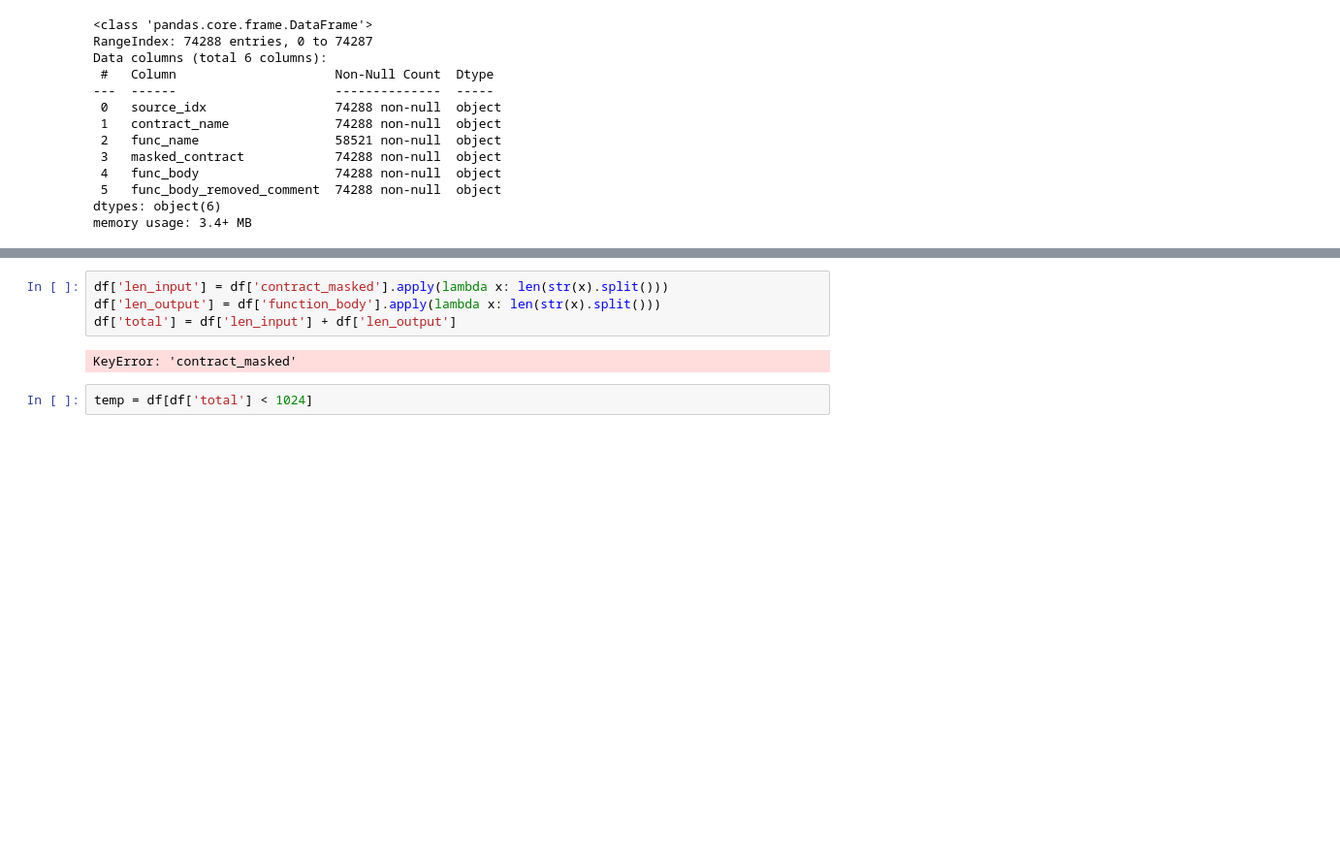
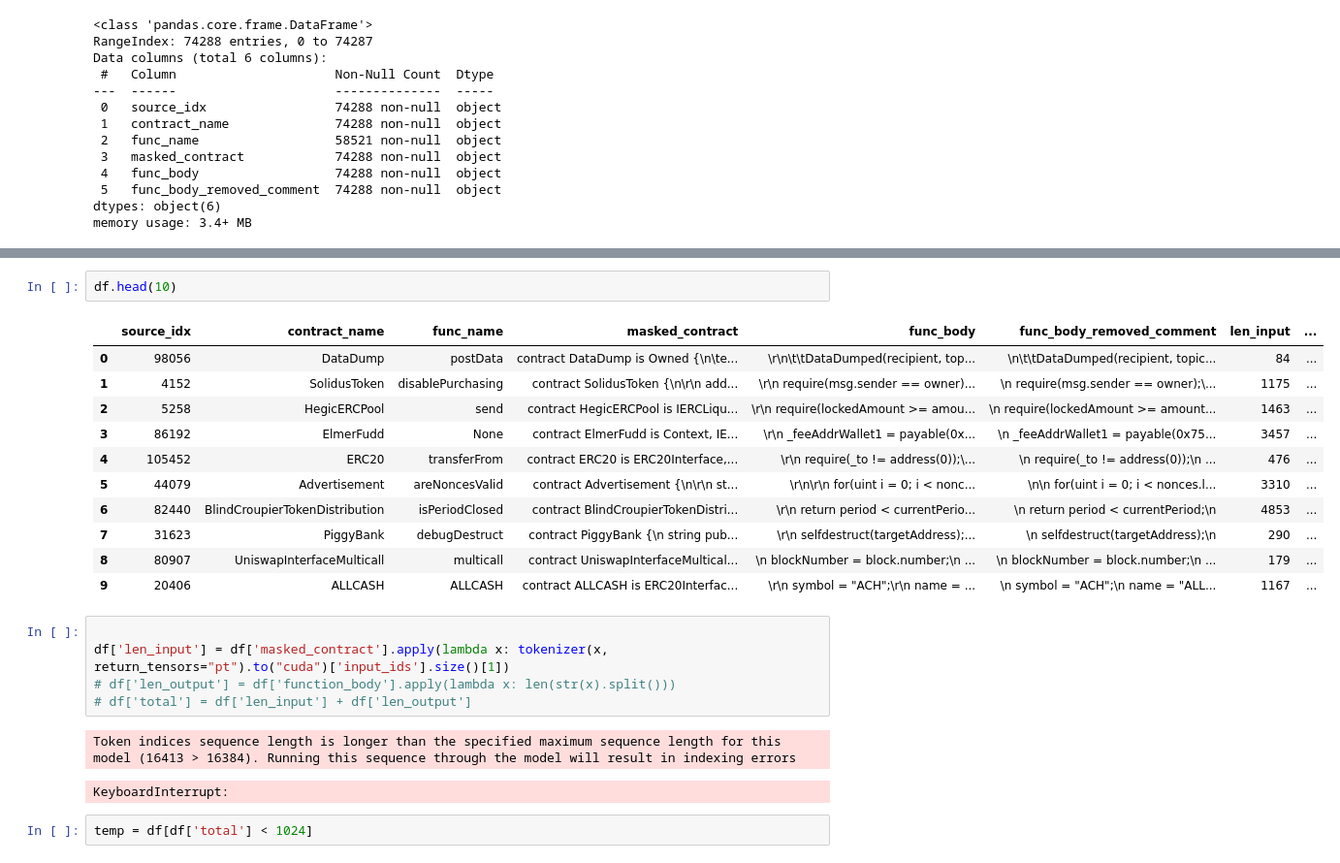
Before and after one commit to zhaospei/HinnyCoder, a Jupyter notebook: create_data.ipynb, the cells around one changed output, grey strips where cells are left out. Shown: that part at 97% size. Drawn from its saved outputs; the diff is of its cells as text; blank space fills up the shorter version.

Commit message:
Update generation for data-50k

```diff
--- a/create_data.ipynb
+++ b/create_data.ipynb
@@ -57,9 +101,25 @@ df.head(10)
+# %%
+df.head(10)
+# %% [output]
+|  | source_idx | contract_name | func_name | masked_contract | func_body | func_body_removed_comment | len_input | ... |
+| 0 | 98056 | DataDump | postData | contract DataDump is Owned {\n\te... | \r\n\t\tDataDumped(recipient, top... | \n\t\tDataDumped(recipient, topic... | 84 | ... |
+| 1 | 4152 | SolidusToken | disablePurchasing | contract SolidusToken {\n\r\n add... | \r\n require(msg.sender == owner)... | \n require(msg.sender == owner);\... | 1175 | ... |
+| 2 | 5258 | HegicERCPool | send | contract HegicERCPool is IERCLiqu... | \r\n require(lockedAmount >= amou... | \n require(lockedAmount >= amount... | 1463 | ... |
+| 3 | 86192 | ElmerFudd | None | contract ElmerFudd is Context, IE... | \r\n _feeAddrWallet1 = payable(0x... | \n _feeAddrWallet1 = payable(0x75... | 3457 | ... |
+| 4 | 105452 | ERC20 | transferFrom | contract ERC20 is ERC20Interface,... | \r\n require(_to != address(0));\... | \n require(_to != address(0));\n ... | 476 | ... |
+| 5 | 44079 | Advertisement | areNoncesValid | contract Advertisement {\n\r\n st... | \r\n\r\n for(uint i = 0; i < nonc... | \n\n for(uint i = 0; i < nonces.l... | 3310 | ... |
+| 6 | 82440 | BlindCroupierTokenDistribution | isPeriodClosed | contract BlindCroupierTokenDistri... | \r\n return period < currentPerio... | \n return period < currentPeriod;\n | 4853 | ... |
+| 7 | 31623 | PiggyBank | debugDestruct | contract PiggyBank {\n string pub... | \r\n selfdestruct(targetAddress);... | \n selfdestruct(targetAddress);\n | 290 | ... |
+| 8 | 80907 | UniswapInterfaceMulticall | multicall | contract UniswapInterfaceMultical... | \n blockNumber = block.number;\n ... | \n blockNumber = block.number;\n ... | 179 | ... |
+| 9 | 20406 | ALLCASH | ALLCASH | contract ALLCASH is ERC20Interfac... | \r\n symbol = "ACH";\r\n name = ... | \n symbol = "ACH";\n name = "ALL... | 1167 | ... |
 # %%
-df['len_input'] = df['contract_masked'].apply(lambda x: len(str(x).split()))
-df['len_output'] = df['function_body'].apply(lambda x: len(str(x).split()))
-df['total'] = df['len_input'] + df['len_output']
+
+df['len_input'] = df['masked_contract'].apply(lambda x: tokenizer(x, return_tensors="pt").to("cuda")['input_ids'].size()[1])
+# df['len_output'] = df['function_body'].apply(lambda x: len(str(x).split()))
+# df['total'] = df['len_input'] + df['len_output']
 # %% [output]
-KeyError: 'contract_masked'
+Token indices sequence length is longer than the specified maximum sequence length for this model (16413 > 16384). Running this sequence through the model will result in indexing errors
+KeyboardInterrupt:
 # %%
 temp = df[df['total'] < 1024]
 # %%
```
Also changed, not shown: parts of 18 cells of this notebook, 5 other files.
